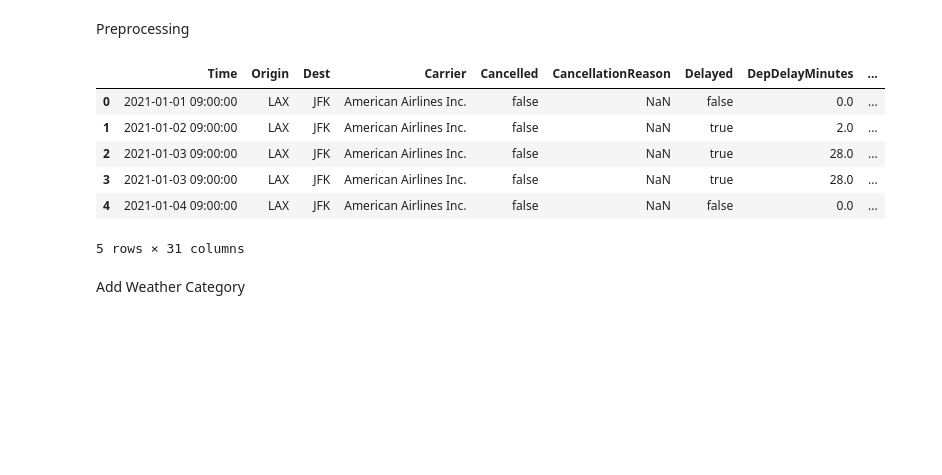
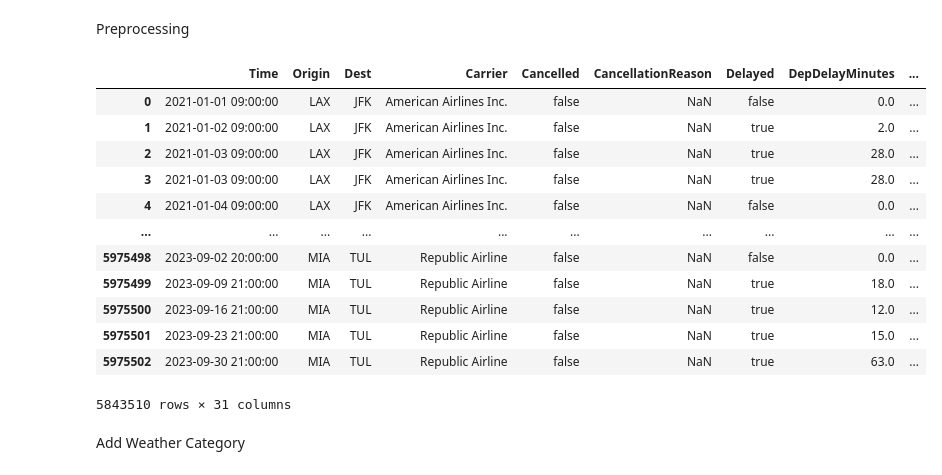
Before and after one commit to jkhlin/flight-delay, a Jupyter notebook: flight_delay.ipynb, the cells around one changed output. Saved outputs shown, nothing was run; the diff lists cells and outputs as text; code cells hidden in the pictures; blank space fills up the shorter version.

```diff
--- a/flight_delay.ipynb
+++ b/flight_delay.ipynb
@@ -115,15 +115,21 @@ def preprocess_flights(flights):
     return flights
 # %%
 flights_clean = preprocess_flights(flights)
-flights_clean.head()
+flights_clean
 # %% [output]
 |  | Time | Origin | Dest | Carrier | Cancelled | CancellationReason | Delayed | DepDelayMinutes | ... |
 | 0 | 2021-01-01 09:00:00 | LAX | JFK | American Airlines Inc. | false | NaN | false | 0.0 | ... |
 | 1 | 2021-01-02 09:00:00 | LAX | JFK | American Airlines Inc. | false | NaN | true | 2.0 | ... |
 | 2 | 2021-01-03 09:00:00 | LAX | JFK | American Airlines Inc. | false | NaN | true | 28.0 | ... |
 | 3 | 2021-01-03 09:00:00 | LAX | JFK | American Airlines Inc. | false | NaN | true | 28.0 | ... |
 | 4 | 2021-01-04 09:00:00 | LAX | JFK | American Airlines Inc. | false | NaN | false | 0.0 | ... |
+| ... | ... | ... | ... | ... | ... | ... | ... | ... | ... |
+| 5975498 | 2023-09-02 20:00:00 | MIA | TUL | Republic Airline | false | NaN | false | 0.0 | ... |
+| 5975499 | 2023-09-09 21:00:00 | MIA | TUL | Republic Airline | false | NaN | true | 18.0 | ... |
+| 5975500 | 2023-09-16 21:00:00 | MIA | TUL | Republic Airline | false | NaN | true | 12.0 | ... |
+| 5975501 | 2023-09-23 21:00:00 | MIA | TUL | Republic Airline | false | NaN | true | 15.0 | ... |
+| 5975502 | 2023-09-30 21:00:00 | MIA | TUL | Republic Airline | false | NaN | true | 63.0 | ... |
-5 rows × 31 columns
+5843510 rows × 31 columns
 # %% [markdown]
 Add Weather Category
 # %%
```
Also changed, not shown: parts of 9 cells of this notebook, 2 other files.
